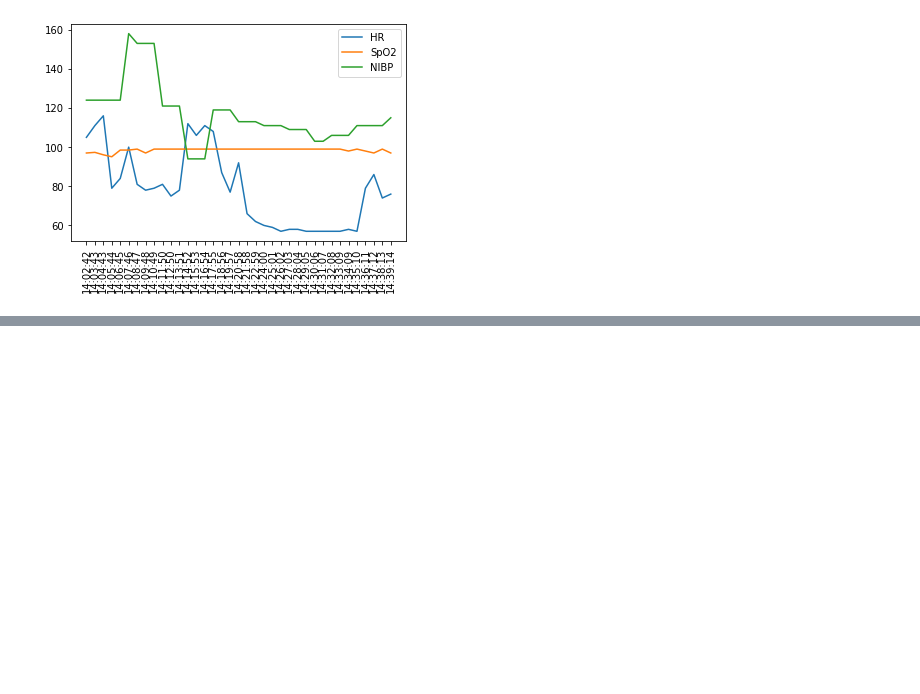
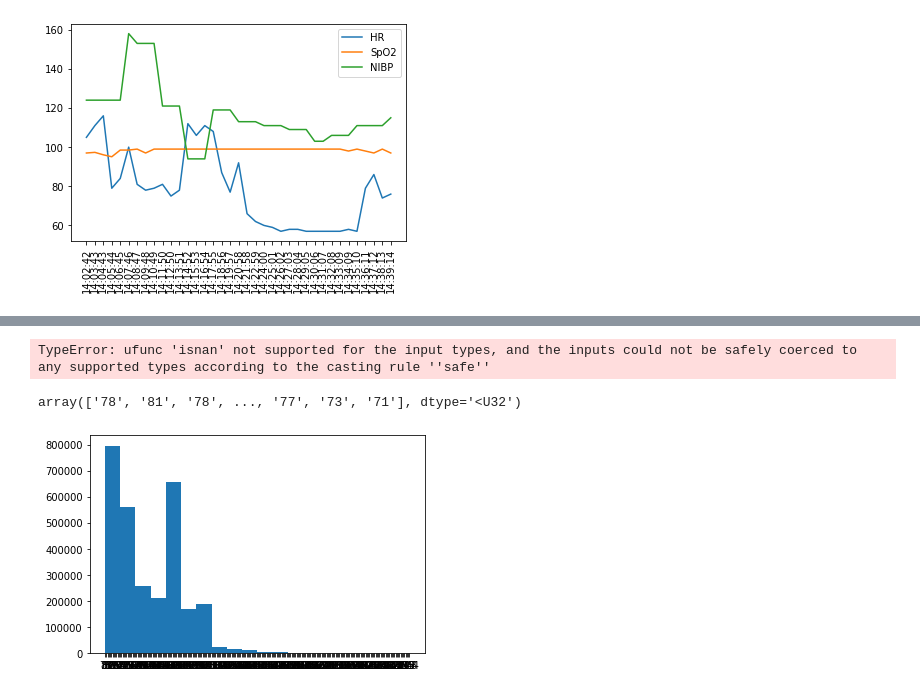
Before and after one commit to FlorisSchmidt/ML, a Jupyter notebook: visualizations.ipynb, the cells around one changed output, grey strips where cells are left out. Saved outputs shown, nothing was run; the diff lists cells and outputs as text; code cells hidden in the pictures; blank space fills up the shorter version.

Commit message:
Added hist

```diff
--- a/visualizations.ipynb
+++ b/visualizations.ipynb
@@ -57,0 +70,3 @@ plt.xticks(rotation=90);
+# %%
+with open('clean_data.pk', 'rb') as handle:
+    all_data = pickle.load(handle)
@@ -57,0 +75,15 @@ plt.xticks(rotation=90);
+# %%
+np.isnan(HR)
+# %% [output]
+TypeError: ufunc 'isnan' not supported for the input types, and the inputs could not be safely coerced to any supported types according to the casting rule ''safe''
+# %%
+HR = np.hstack(all_data['HR(bpm)'])
+HR = HR[~np.isnan(HR.astype(float))]
+# %%
+HR
+# %% [output]
+array(['78', '81', '78', ..., '77', '73', '71'], dtype='<U32')
+# %%
+plt.hist(HR, bins=20);
+# %% [output]
+[figure, added]
```
Also changed, not shown: parts of 7 cells of this notebook.
